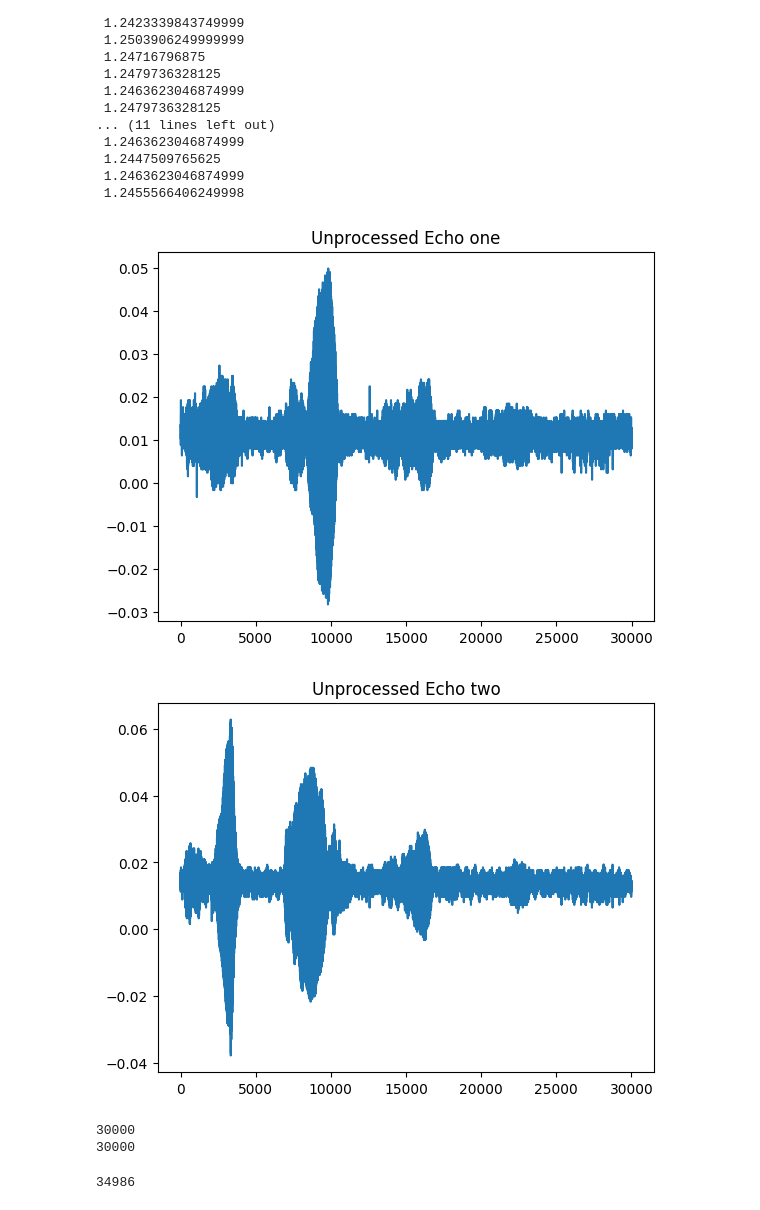
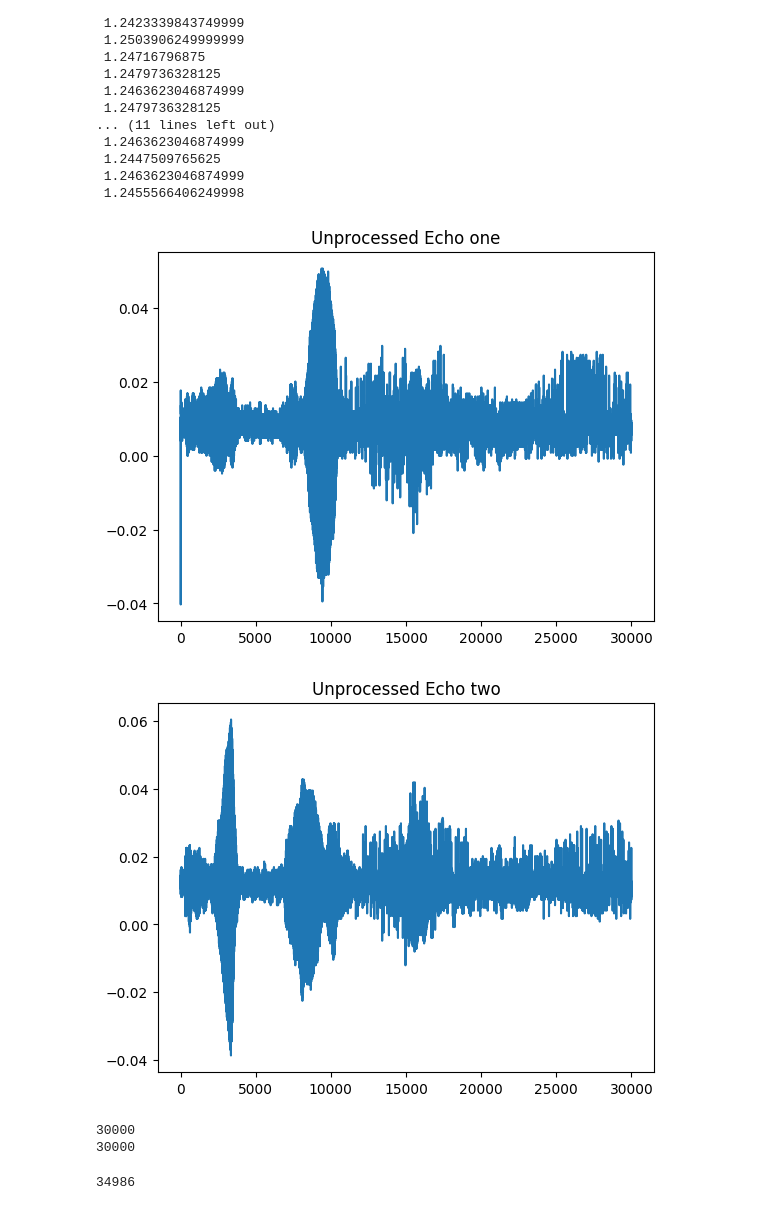
Before and after one commit to Niceta-Nduku/Sonar-Design-Project, a Jupyter notebook: Demo 2/PlanA/Processing.ipynb, the cells around one changed output. Saved outputs shown, nothing was run; the diff lists cells and outputs as text; code cells hidden in the pictures.

```diff
--- a/Demo 2/PlanA/Processing.ipynb
+++ b/Demo 2/PlanA/Processing.ipynb
@@ -202,39 +202,39 @@ while (i<length(receive_one))
     i+=1
 end
 
 echo_one = (3.3/4096).*rc1
 
 rc2 = []
 i=1
 
 while (i<length(receive_two))
     push!(rc2,parse(Int,(receive_two[i])))
     i+=1
 end
 
 echo_2 = (3.3/4096).*rc2
 
 
-for j = 1:length(echo_one)
-    echo_one[j]=echo_one[j]-DummyOne[j]
-    echo_2[j]=echo_2[j]-DummyTwo[j]
-end
+# for j = 1:length(echo_one)
+#     echo_one[j]=echo_one[j]-DummyOne[j]
+#     echo_2[j]=echo_2[j]-DummyTwo[j]
+# end
 
 figure("Unprocessed Echo one")
 title("Unprocessed Echo one")
 plot(echo_one)
 
 figure("Unprocessed Echo two")
 title("Unprocessed Echo two")
 plot(echo_2)
 
 println(length(echo_one))
 println(length(echo_2))
 
 #end of receiving
 # %% [output]
-[figure, old version]
+[figure, new version]
-[figure, old version]
+[figure, new version]
 30000
 30000
 # %%
```
Also changed, not shown: parts of 8 cells of this notebook, 6 other files.
